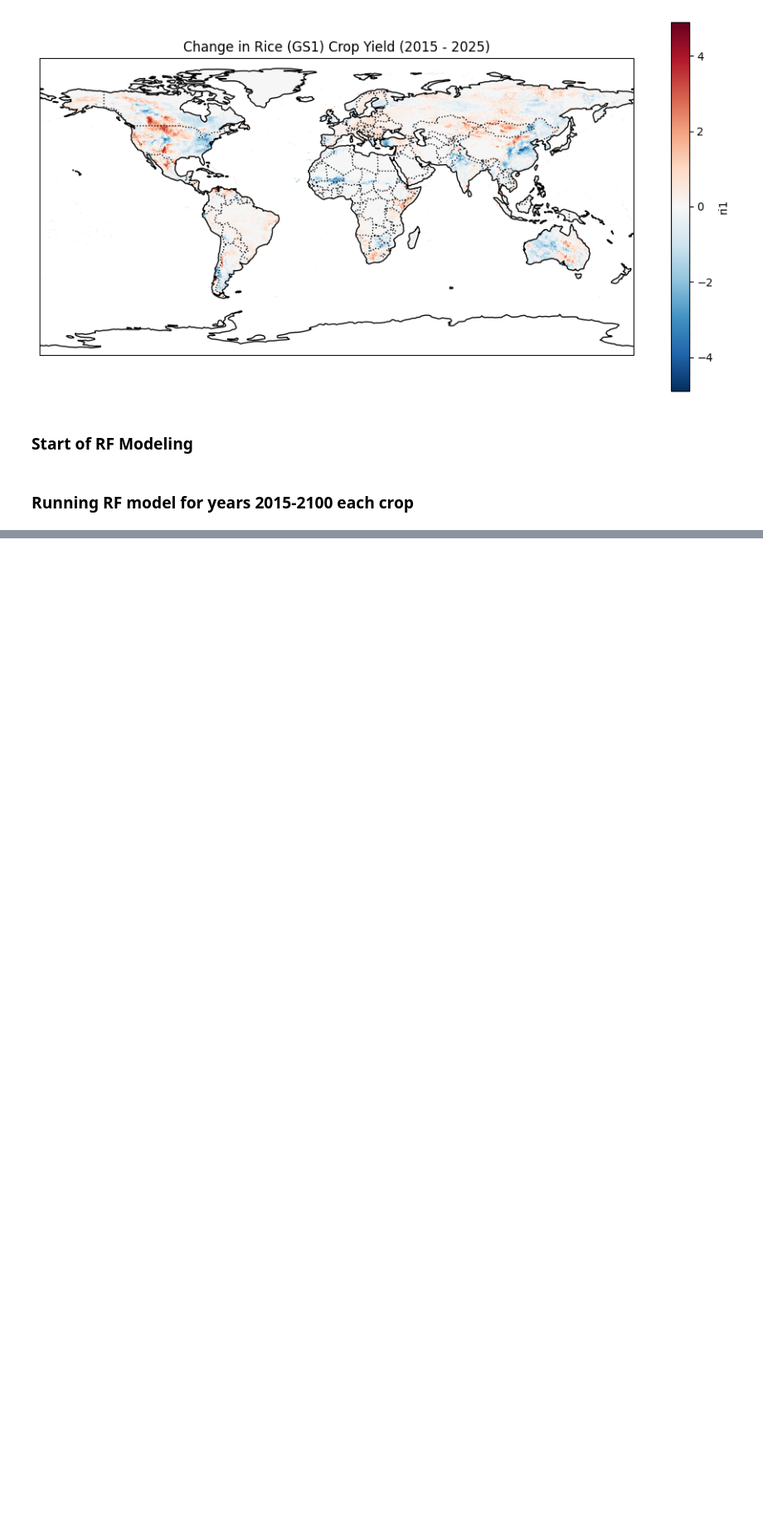
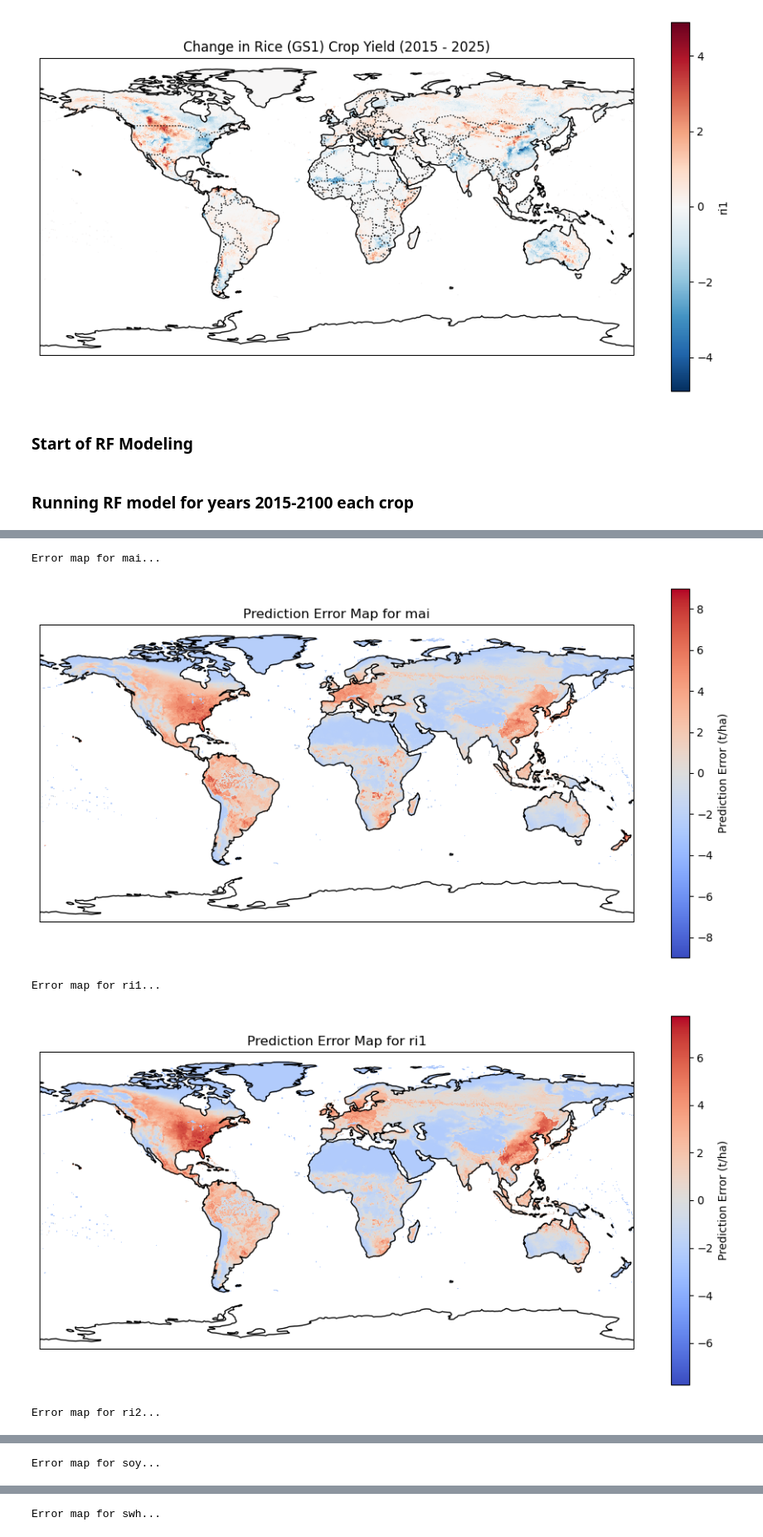
Before and after one commit to Ginaroberg/DSC-180B-Capstone-B13, a Jupyter notebook: data/rf_model.ipynb, the cells around one changed output, grey strips where cells are left out. Shown at 83% size. Saved outputs shown, nothing was run; the diff lists cells and outputs as text; code cells hidden in the pictures; blank space fills up the shorter version.

Commit message:
uploaded wrong file last time

```diff
--- a/data/rf_model.ipynb
+++ b/data/rf_model.ipynb
@@ -212,8 +35,0 @@ def get_Xtest(file, eof_solvers, n_eofs=5):
-# %%
-Xtest = get_Xtest('ssp370', eof_solvers, NEOFS)
-# %%
-Ytest = xr.open_dataset('./processed_output/lpjml_ssp370_2015_2100.nc').compute()
-# %%
-test_nan_mask = Xtest.isna().any(axis=1).values
-Xtest = Xtest.dropna(axis=0, how='any')
-mai_truth = mai_truth[~test_nan_mask]
@@ -372,37 +179,37 @@ plt.show()
 #parameters dictionary
 param_dict = {
     'mai': {
-        'n_estimators': 250,
+        'n_estimators': 500,
         'min_samples_split': 5,
         'min_samples_leaf': 7,
         'max_depth': 5
     },
     'ri1': {
-        'n_estimators': 250,
+        'n_estimators': 500,
         'min_samples_split': 5,
         'min_samples_leaf': 7,
         'max_depth': 5
     },
     'ri2': {
-        'n_estimators': 250,
+        'n_estimators':550,
         'min_samples_split': 5,
         'min_samples_leaf': 7,
         'max_depth': 5
     },
     'soy': {
-        'n_estimators': 250,
+        'n_estimators': 500,
         'min_samples_split': 5,
         'min_samples_leaf': 7,
         'max_depth': 5
     },
     'swh': {
-        'n_estimators': 250,
+        'n_estimators': 500,
         'min_samples_split': 5,
         'min_samples_leaf': 7,
         'max_depth': 5
     },
     'wwh': {
-        'n_estimators': 250,
+        'n_estimators': 500,
         'min_samples_split': 5,
         'min_samples_leaf': 7,
         'max_depth': 5
@@ -599,0 +325,28 @@ Root Mean Squared Error (MSE) for wwh: 0.11359848478795957
+# %%
+import cartopy.feature as cfeature
+
+for crop in crop_variables:
+    print(f"Error map for {crop}...")
+
+    # Expand predictions to match (time, lat, lon) shape
+    expanded_predictions = np.full(Ytest[crop].shape, predictions_dict[crop].flatten()[:, np.newaxis, np.newaxis])
+
+    # Compute the mean error over time
+    error_map = (Ytest[crop] - expanded_predictions).mean(dim="time")
+
+    # Plot spatial error
+    plt.figure(figsize=(12, 6))
+    ax = plt.axes(projection=ccrs.PlateCarree())
+
+    error_map.plot(cmap="coolwarm", transform=ccrs.PlateCarree(), cbar_kwargs={"label": "Prediction Error (t/ha)"})
+
+    ax.add_feature(cfeature.COASTLINE)
+    ax.set_title(f"Prediction Error Map for {crop}")
+
+    plt.show()
+# %% [output]
+Error map for mai...
+[figure, added]
+Error map for ri1...
+[figure, added]
+Error map for ri2...
@@ -599,0 +354 @@ Root Mean Squared Error (MSE) for wwh: 0.11359848478795957
+Error map for soy...
@@ -599,0 +356 @@ Root Mean Squared Error (MSE) for wwh: 0.11359848478795957
+Error map for swh...
```
Also changed, not shown: parts of 20 cells of this notebook.
